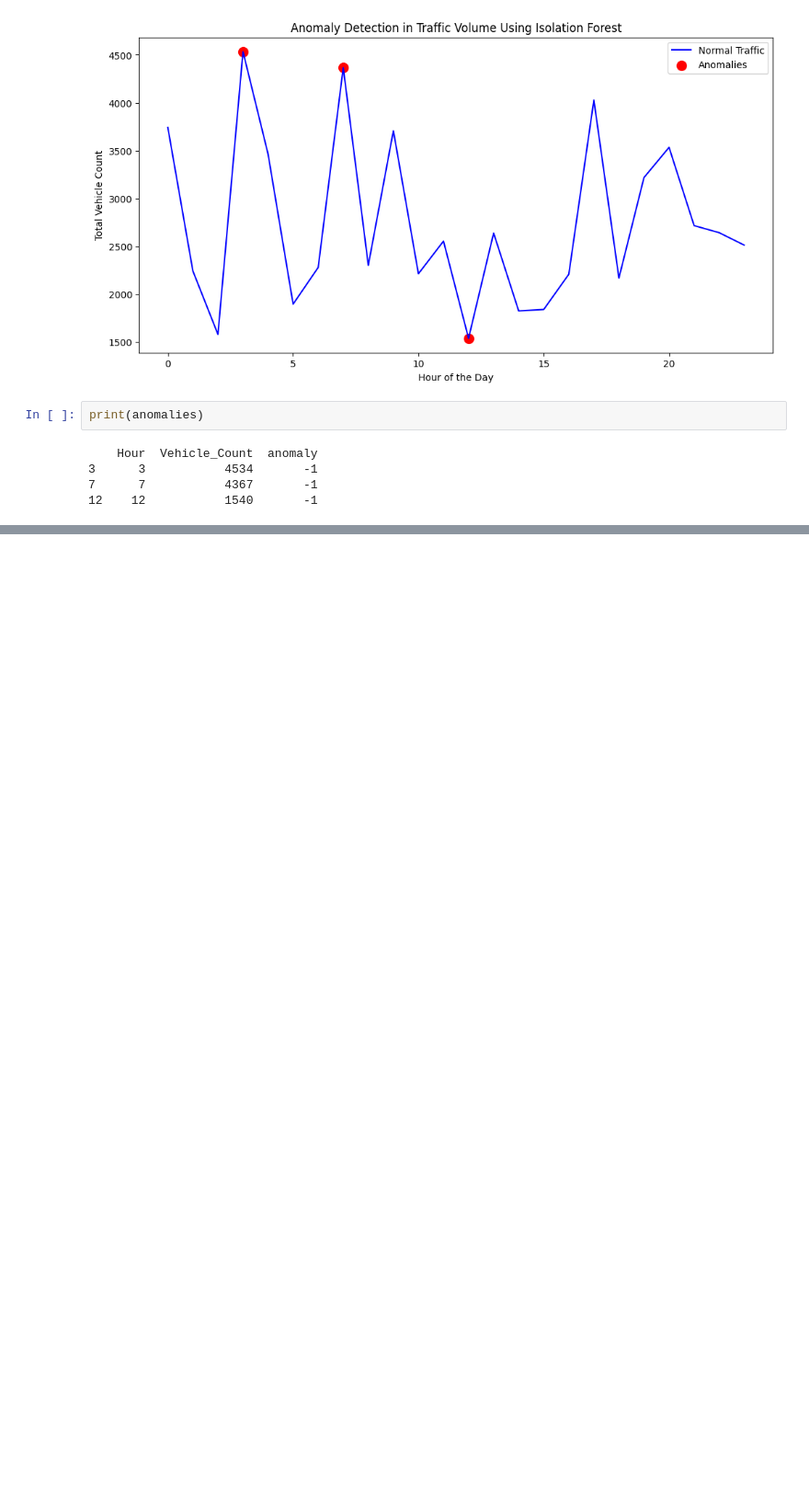
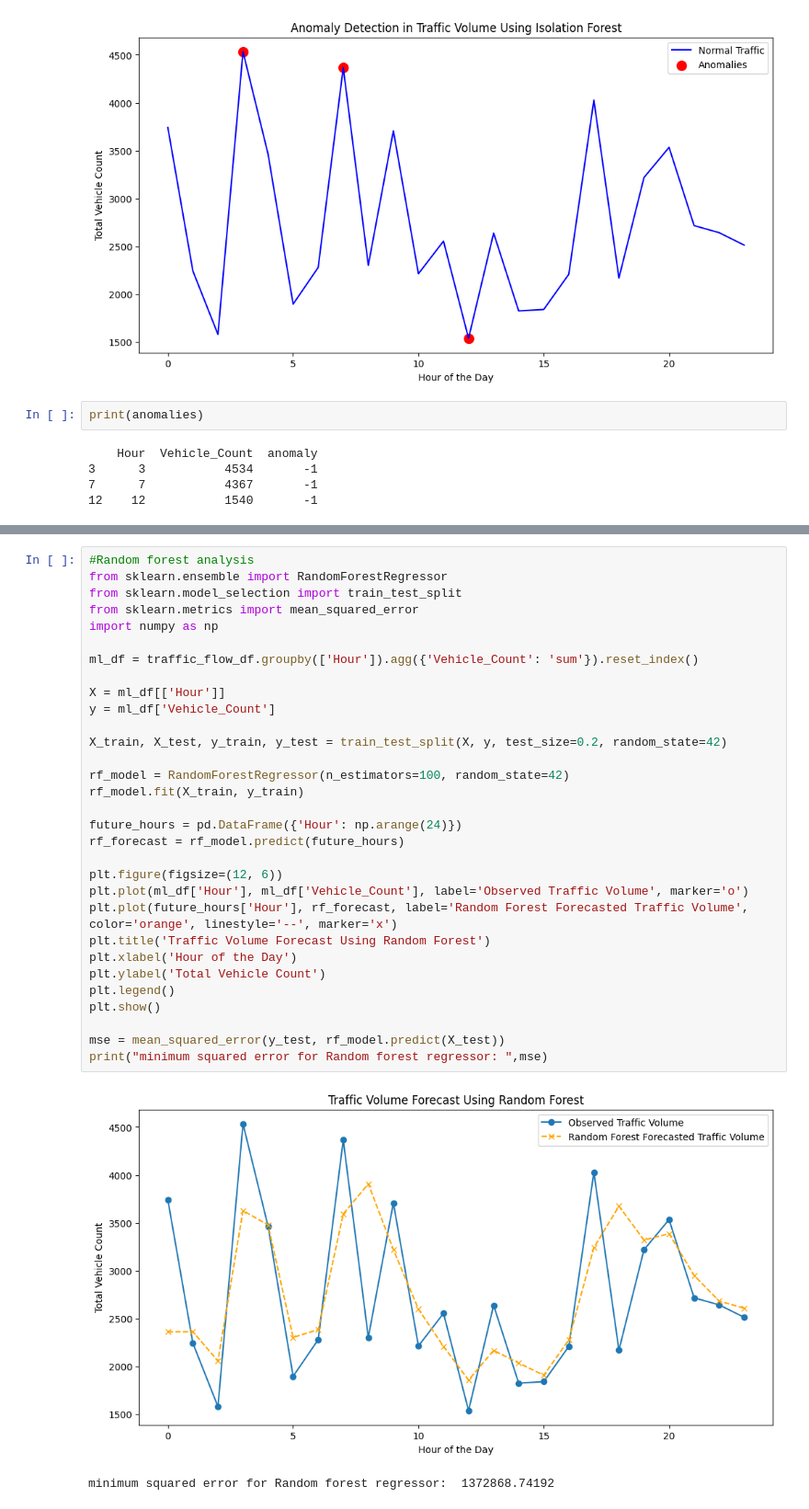
Before and after one commit to Arunprabhakaran04/EY_task, a Jupyter notebook: Case_Study_2/traffic_analysis.ipynb, the cells around one changed output, grey strips where cells are left out. Shown at 92% size. Drawn from its saved outputs; the diff is of its cells as text; blank space fills up the shorter version.

```diff
--- a/Case_Study_2/traffic_analysis.ipynb
+++ b/Case_Study_2/traffic_analysis.ipynb
@@ -336,0 +363,34 @@ print(anomalies)
+# %%
+#Random forest analysis
+from sklearn.ensemble import RandomForestRegressor
+from sklearn.model_selection import train_test_split
+from sklearn.metrics import mean_squared_error
+import numpy as np
+
+ml_df = traffic_flow_df.groupby(['Hour']).agg({'Vehicle_Count': 'sum'}).reset_index()
+
+X = ml_df[['Hour']]
+y = ml_df['Vehicle_Count']
+
+X_train, X_test, y_train, y_test = train_test_split(X, y, test_size=0.2, random_state=42)
+
+rf_model = RandomForestRegressor(n_estimators=100, random_state=42)
+rf_model.fit(X_train, y_train)
+
+future_hours = pd.DataFrame({'Hour': np.arange(24)})
+rf_forecast = rf_model.predict(future_hours)
+
+plt.figure(figsize=(12, 6))
+plt.plot(ml_df['Hour'], ml_df['Vehicle_Count'], label='Observed Traffic Volume', marker='o')
+plt.plot(future_hours['Hour'], rf_forecast, label='Random Forest Forecasted Traffic Volume', color='orange', linestyle='--', marker='x')
+plt.title('Traffic Volume Forecast Using Random Forest')
+plt.xlabel('Hour of the Day')
+plt.ylabel('Total Vehicle Count')
+plt.legend()
+plt.show()
+
+mse = mean_squared_error(y_test, rf_model.predict(X_test))
+print("minimum squared error for Random forest regressor: ",mse)
+# %% [output]
+[figure, added]
+minimum squared error for Random forest regressor:  1372868.74192
```
Also changed, not shown: parts of 2 cells of this notebook.
